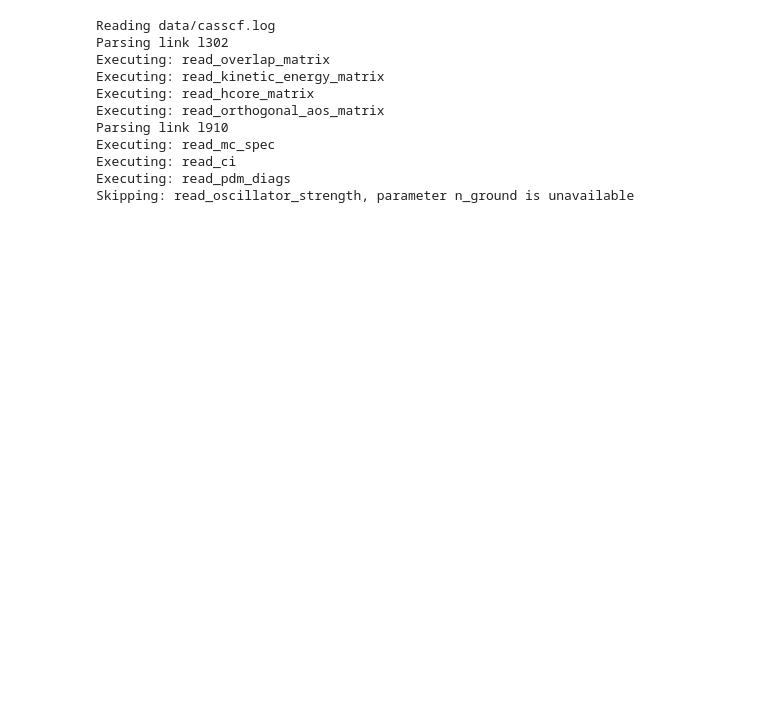
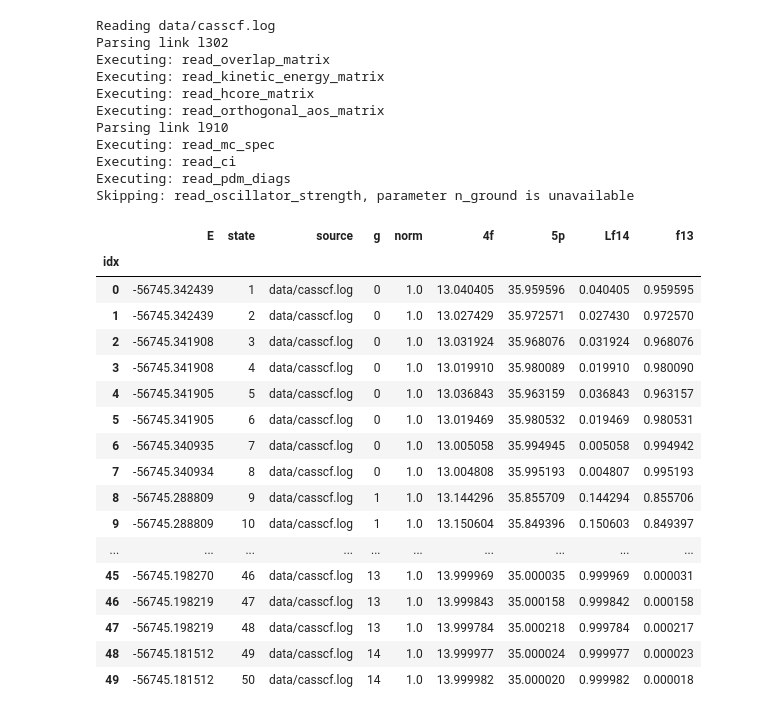
Before and after one commit to kshumilov/mctools, a Jupyter notebook: example.ipynb, the cells around one changed output. Saved outputs shown, nothing was run; the diff lists cells and outputs as text; code cells hidden in the pictures; blank space fills up the shorter version.

```diff
--- a/example.ipynb
+++ b/example.ipynb
@@ -37,3 +44,24 @@ Executing: read_mc_spec
 Executing: read_ci
 Executing: read_pdm_diags
 Skipping: read_oscillator_strength, parameter n_ground is unavailable
+# %%
+cas_states.df
+# %% [output]
+|  | E | state | source | g | norm | 4f | 5p | Lf14 | f13 |
+| idx |  |  |  |  |  |  |  |  |  |
+| 0 | -56745.342439 | 1 | data/casscf.log | 0 | 1.0 | 13.040405 | 35.959596 | 0.040405 | 0.959595 |
+| 1 | -56745.342439 | 2 | data/casscf.log | 0 | 1.0 | 13.027429 | 35.972571 | 0.027430 | 0.972570 |
+| 2 | -56745.341908 | 3 | data/casscf.log | 0 | 1.0 | 13.031924 | 35.968076 | 0.031924 | 0.968076 |
+| 3 | -56745.341908 | 4 | data/casscf.log | 0 | 1.0 | 13.019910 | 35.980089 | 0.019910 | 0.980090 |
+| 4 | -56745.341905 | 5 | data/casscf.log | 0 | 1.0 | 13.036843 | 35.963159 | 0.036843 | 0.963157 |
+| 5 | -56745.341905 | 6 | data/casscf.log | 0 | 1.0 | 13.019469 | 35.980532 | 0.019469 | 0.980531 |
+| 6 | -56745.340935 | 7 | data/casscf.log | 0 | 1.0 | 13.005058 | 35.994945 | 0.005058 | 0.994942 |
+| 7 | -56745.340934 | 8 | data/casscf.log | 0 | 1.0 | 13.004808 | 35.995193 | 0.004807 | 0.995193 |
+| 8 | -56745.288809 | 9 | data/casscf.log | 1 | 1.0 | 13.144296 | 35.855709 | 0.144294 | 0.855706 |
+| 9 | -56745.288809 | 10 | data/casscf.log | 1 | 1.0 | 13.150604 | 35.849396 | 0.150603 | 0.849397 |
+| ... | ... | ... | ... | ... | ... | ... | ... | ... | ... |
+| 45 | -56745.198270 | 46 | data/casscf.log | 13 | 1.0 | 13.999969 | 35.000035 | 0.999969 | 0.000031 |
+| 46 | -56745.198219 | 47 | data/casscf.log | 13 | 1.0 | 13.999843 | 35.000158 | 0.999842 | 0.000158 |
+| 47 | -56745.198219 | 48 | data/casscf.log | 13 | 1.0 | 13.999784 | 35.000218 | 0.999784 | 0.000217 |
+| 48 | -56745.181512 | 49 | data/casscf.log | 14 | 1.0 | 13.999977 | 35.000024 | 0.999977 | 0.000023 |
+| 49 | -56745.181512 | 50 | data/casscf.log | 14 | 1.0 | 13.999982 | 35.000020 | 0.999982 | 0.000018 |
```
Also changed, not shown: parts of 12 cells of this notebook, 5 other files.
